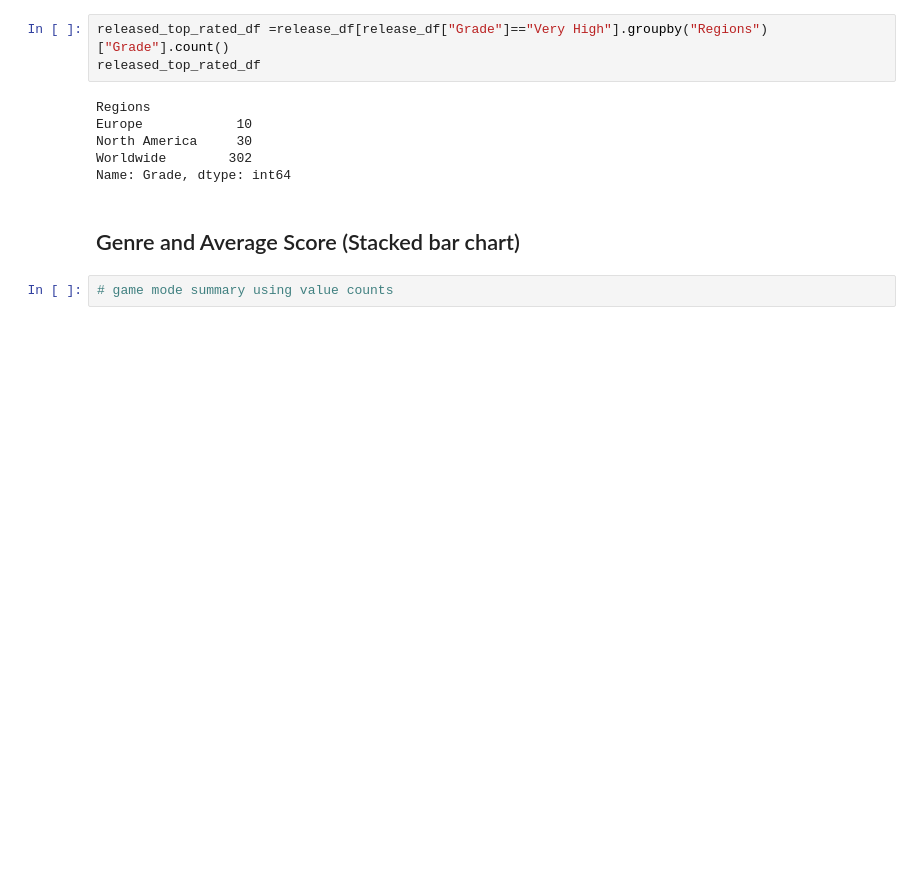
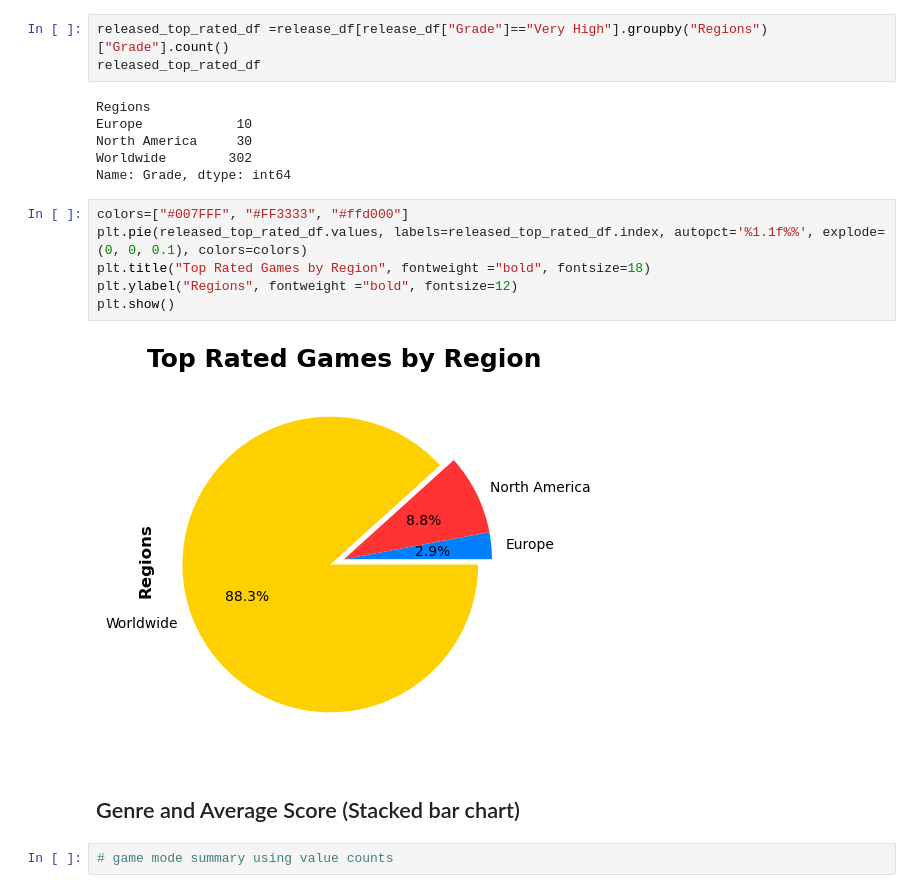
Before and after one commit to nlabern/Project_1_Steam_PC_, a Jupyter notebook: Data-analysis.ipynb, the cells around one changed output. Drawn from its saved outputs; the diff is of its cells as text; blank space fills up the shorter version.

Commit message:
Made Pie chart

```diff
--- a/Data-analysis.ipynb
+++ b/Data-analysis.ipynb
@@ -213,6 +213,14 @@ Europe            10
 North America     30
 Worldwide        302
 Name: Grade, dtype: int64
+# %%
+colors=["#007FFF", "#FF3333", "#ffd000"]
+plt.pie(released_top_rated_df.values, labels=released_top_rated_df.index, autopct='%1.1f%%', explode=(0, 0, 0.1), colors=colors)
+plt.title("Top Rated Games by Region", fontweight ="bold", fontsize=18)
+plt.ylabel("Regions", fontweight ="bold", fontsize=12)
+plt.show()
+# %% [output]
+[figure, added]
 # %% [markdown]
 ## Genre and Average Score (Stacked bar chart)
 # %%
```
